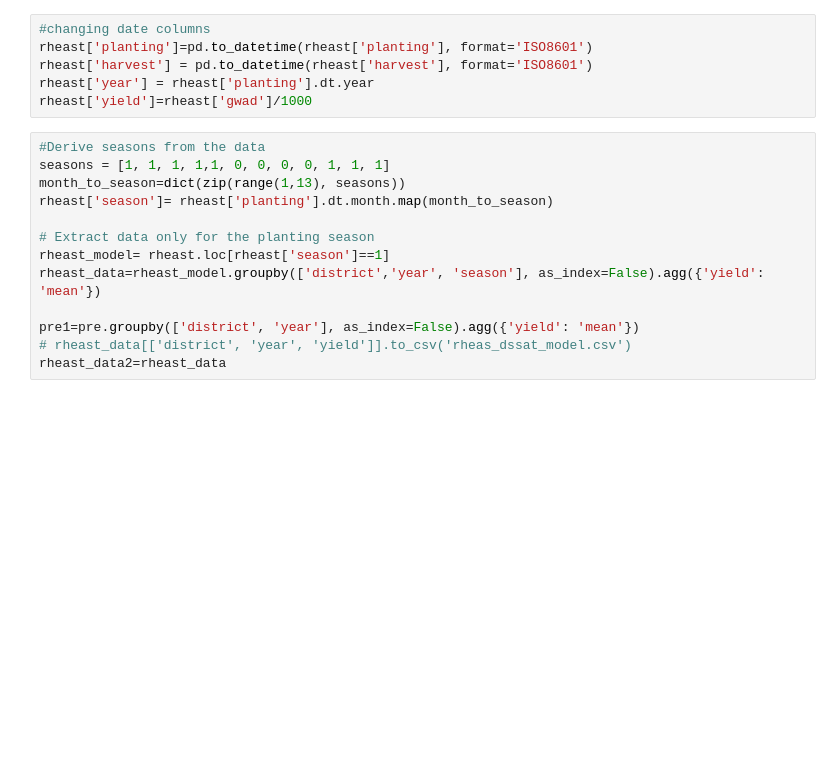
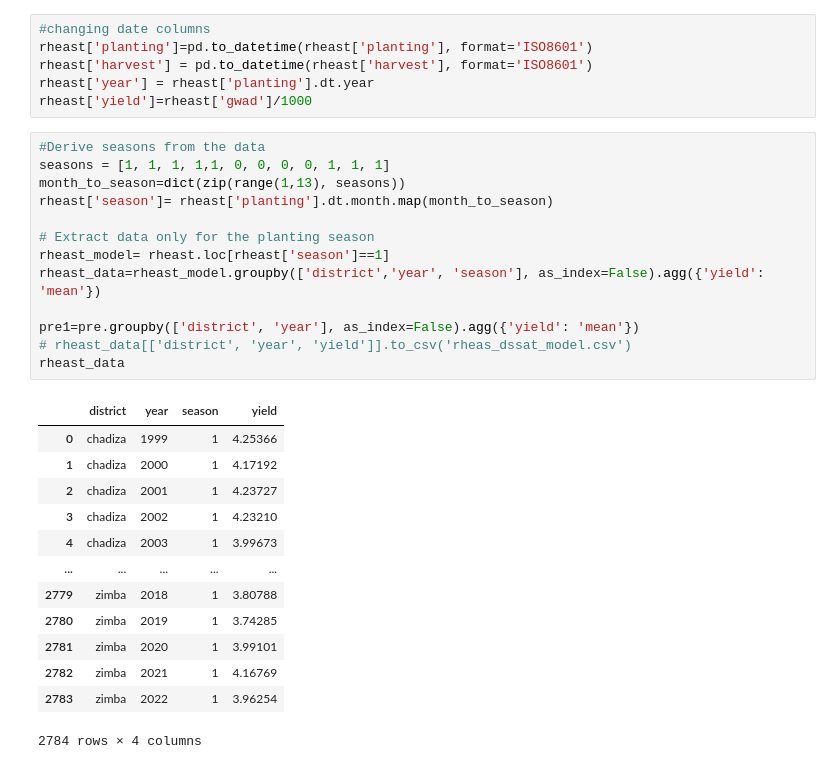
Before and after one commit to franklineronoh/crop-modeling, a Jupyter notebook: zambia/bias_correction_zmb.ipynb, the cells around one changed output. Drawn from its saved outputs; the diff is of its cells as text; blank space fills up the shorter version.

```diff
--- a/zambia/bias_correction_zmb.ipynb
+++ b/zambia/bias_correction_zmb.ipynb
@@ -68,14 +88,28 @@ rheast['yield']=rheast['gwad']/1000
 # %%
 #Derive seasons from the data
 seasons = [1, 1, 1, 1,1, 0, 0, 0, 0, 1, 1, 1]
 month_to_season=dict(zip(range(1,13), seasons))
 rheast['season']= rheast['planting'].dt.month.map(month_to_season)
 
 # Extract data only for the planting season
 rheast_model= rheast.loc[rheast['season']==1]
 rheast_data=rheast_model.groupby(['district','year', 'season'], as_index=False).agg({'yield': 'mean'})
 
 pre1=pre.groupby(['district', 'year'], as_index=False).agg({'yield': 'mean'})
 # rheast_data[['district', 'year', 'yield']].to_csv('rheas_dssat_model.csv')
-rheast_data2=rheast_data
+rheast_data
+# %% [output]
+|  | district | year | season | yield |
+| 0 | chadiza | 1999 | 1 | 4.25366 |
+| 1 | chadiza | 2000 | 1 | 4.17192 |
+| 2 | chadiza | 2001 | 1 | 4.23727 |
+| 3 | chadiza | 2002 | 1 | 4.23210 |
+| 4 | chadiza | 2003 | 1 | 3.99673 |
+| ... | ... | ... | ... | ... |
+| 2779 | zimba | 2018 | 1 | 3.80788 |
+| 2780 | zimba | 2019 | 1 | 3.74285 |
+| 2781 | zimba | 2020 | 1 | 3.99101 |
+| 2782 | zimba | 2021 | 1 | 4.16769 |
+| 2783 | zimba | 2022 | 1 | 3.96254 |
+2784 rows × 4 columns
 # %%
```
Also changed, not shown: parts of 9 cells of this notebook, 5 other files.
